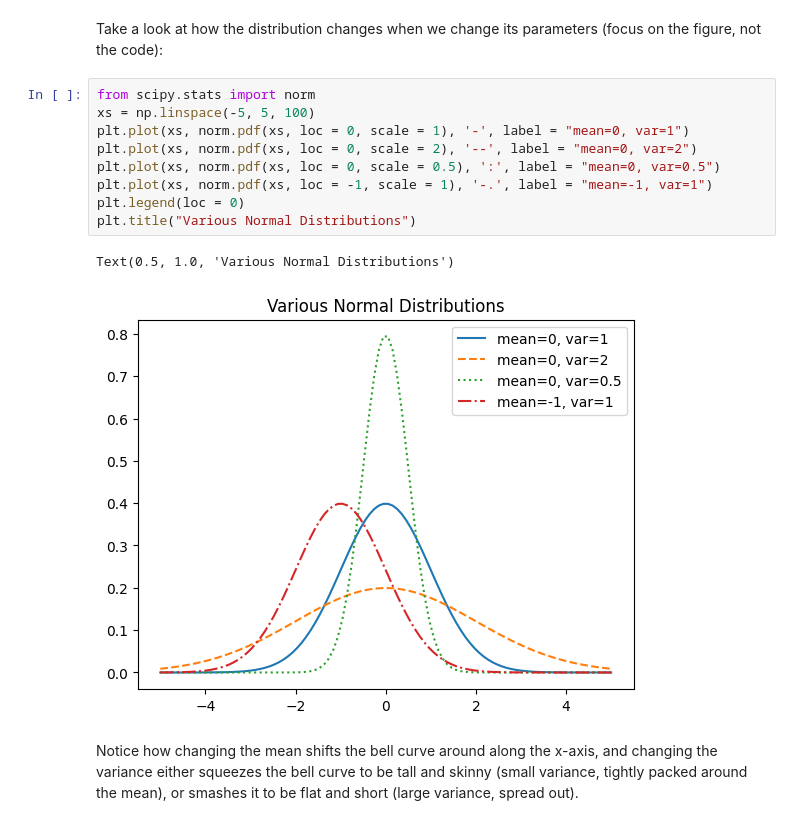
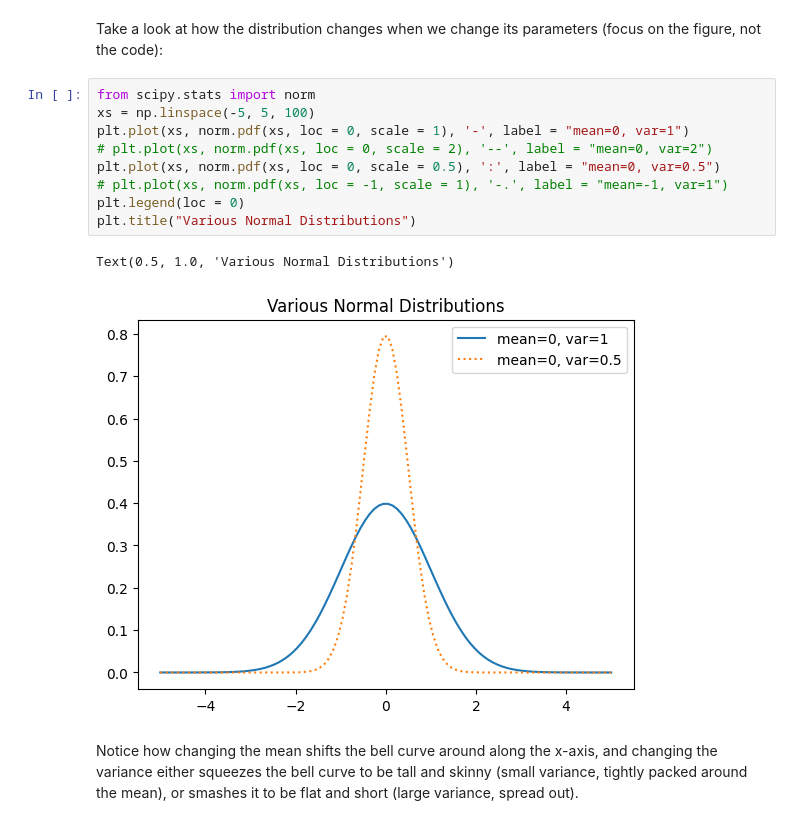
Before and after one commit to UGA-CSCI1360/Lectures-Fall23, a Jupyter notebook: module8/module8.ipynb, the cells around one changed output. Cells and saved outputs as stored; diff of their text form.

```diff
--- a/module8/module8.ipynb
+++ b/module8/module8.ipynb
@@ -267,15 +261,15 @@ Take a look at how the distribution changes when we change its parameters (focus
 # %%
 from scipy.stats import norm
 xs = np.linspace(-5, 5, 100)
 plt.plot(xs, norm.pdf(xs, loc = 0, scale = 1), '-', label = "mean=0, var=1")
-plt.plot(xs, norm.pdf(xs, loc = 0, scale = 2), '--', label = "mean=0, var=2")
+# plt.plot(xs, norm.pdf(xs, loc = 0, scale = 2), '--', label = "mean=0, var=2")
 plt.plot(xs, norm.pdf(xs, loc = 0, scale = 0.5), ':', label = "mean=0, var=0.5")
-plt.plot(xs, norm.pdf(xs, loc = -1, scale = 1), '-.', label = "mean=-1, var=1")
+# plt.plot(xs, norm.pdf(xs, loc = -1, scale = 1), '-.', label = "mean=-1, var=1")
 plt.legend(loc = 0)
 plt.title("Various Normal Distributions")
 # %% [output]
 Text(0.5, 1.0, 'Various Normal Distributions')
-[figure, old version]
+[figure, new version]
 # %% [markdown]
 Notice how changing the mean shifts the bell curve around along the x-axis, and changing the variance either squeezes the bell curve to be tall and skinny (small variance, tightly packed around the mean), or smashes it to be flat and short (large variance, spread out).
 # %% [markdown]
```
Also changed, not shown: parts of 4 cells of this notebook, 1 other file.
